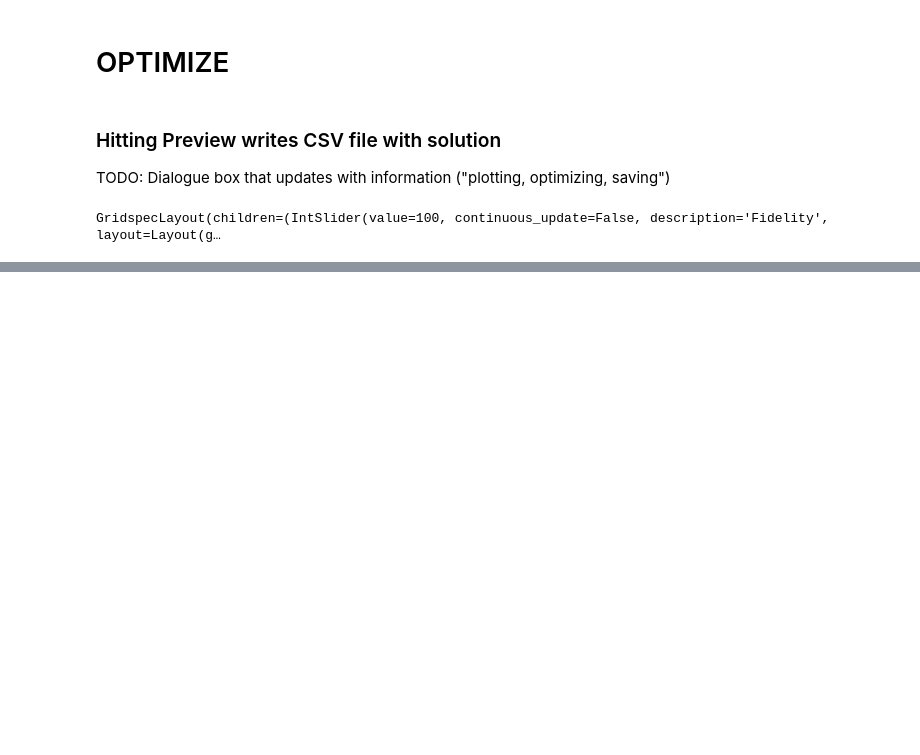
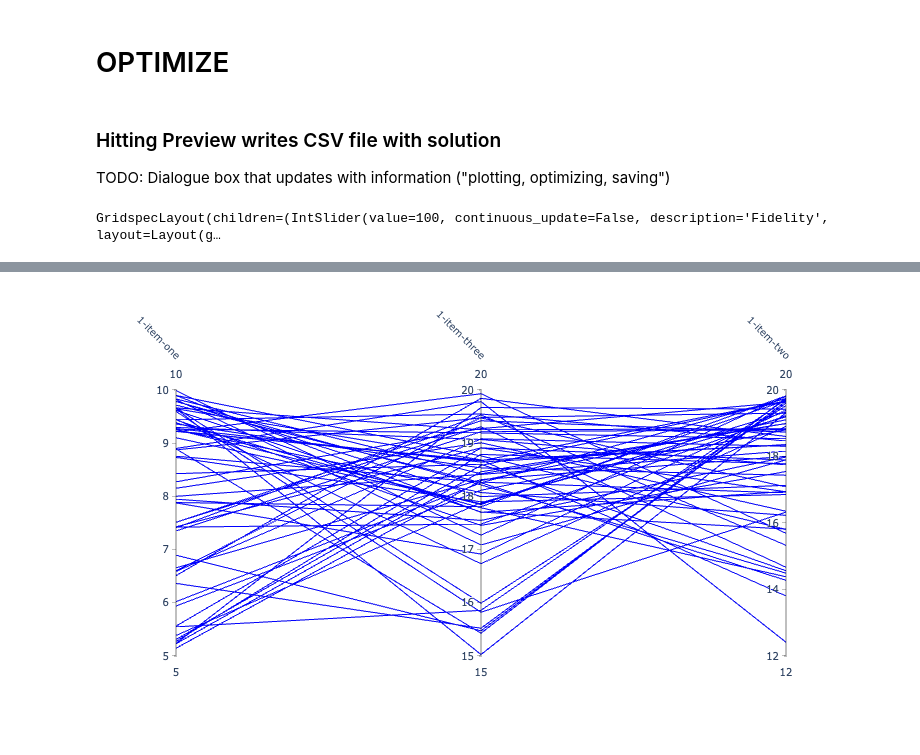
Before and after one commit to mathematicalmichael/dci-demo, a Jupyter notebook: interface.ipynb, the cells around one changed output, grey strips where cells are left out. Drawn from its saved outputs; the diff is of its cells as text; code cells hidden in the pictures; blank space fills up the shorter version.

```diff
--- a/interface.ipynb
+++ b/interface.ipynb
@@ -565,0 +567,21 @@ GridspecLayout(children=(IntSlider(value=100, continuous_update=False, descripti
+# %%
+from IPython.core.display import display, HTML
+import plotly.graph_objects as go
+
+display(HTML("<style>.container { width:100% !important; }</style>"))
+import pandas as pd
+# df = pd.read_csv('Budget_Options.csv')
+df = pd.read_csv('budget.csv')
+# %%
+fig = go.Figure(data=
+    go.Parcoords(
+        line_color='rgba(0,0,255,1)',
+        labelangle=45,
+        dimensions = [
+            dict(range = [round(df[s].min()),round(df[s].max())],
+                 label = s,
+                 values = df[s].values) for s in list(df.columns)]
+    ),
+)
+fig.show()
+# %% [output]
@@ -565,0 +589 @@ GridspecLayout(children=(IntSlider(value=100, continuous_update=False, descripti
+[figure, added]
```
Also changed, not shown: parts of 8 cells of this notebook, 2 other files.
